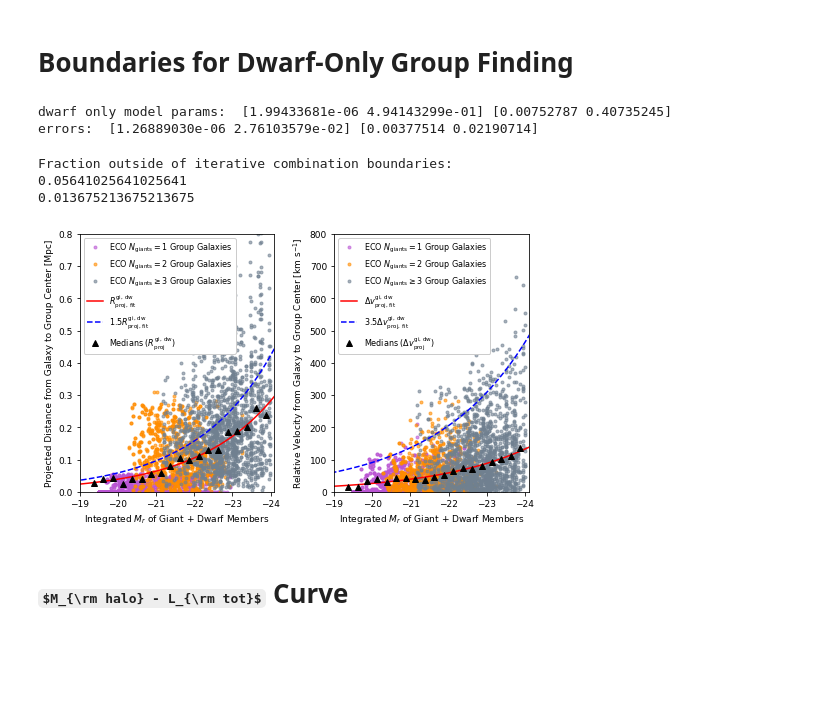
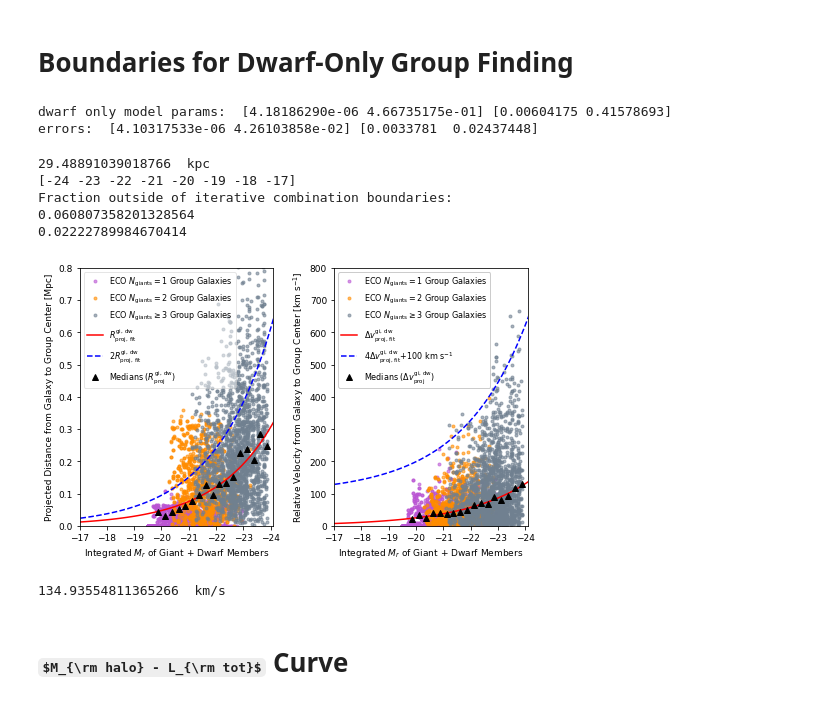
Before and after one commit to zhutchens1/g3groupfinder, a Jupyter notebook: resolve_and_eco/Section3Figures.ipynb, the cells around one changed output. Saved outputs shown, nothing was run; the diff lists cells and outputs as text; code cells hidden in the pictures; some formulas as TeX source; blank space fills up the shorter version.

Commit message:
updated Sec 3 figures for paper draft Jan 18

```diff
--- a/resolve_and_eco/Section3Figures.ipynb
+++ b/resolve_and_eco/Section3Figures.ipynb
@@ -189,7 +191,7 @@ ecogdrelprojdist = (ecogdgrpcz + ecocz[ecogdsel])/HUBBLE_CONST * np.sin(ic.angul
 ecogdn = ecogdgrpn[ecogdsel]
 ecogdtotalmag = ic.get_int_mag(ecoabsrmag[ecogdsel], ecog3grp[ecogdsel])
 
-magbins=np.arange(-24,-19,0.25)
+magbins=np.arange(-24,-19.5,0.25)
 binsel = np.where(np.logical_and(ecogdn>1, ecogdtotalmag>-24)) # test here
 gdmedianrproj, magbincenters, agbinedges, jk = center_binned_stats(ecogdtotalmag[binsel], ecogdrelprojdist[binsel], np.median, bins=magbins)
 gdmedianrproj_err, jk, jk, jk = center_binned_stats(ecogdtotalmag[binsel], ecogdrelprojdist[binsel], sigmarange, bins=magbins)
@@ -206,8 +208,8 @@ poptv, pcovv = curve_fit(decayexp, magbincenters[~nansel], gdmedianrelvel[~nanse
 print('dwarf only model params: ', poptr, poptv)
 print('errors: ', np.sqrt(np.abs(np.diag(pcovr))), np.sqrt(np.abs(np.diag(pcovv))))
 # %% [output]
-dwarf only model params:  [1.99433681e-06 4.94143299e-01] [0.00752787 0.40735245]
-errors:  [1.26889030e-06 2.76103579e-02] [0.00377514 0.02190714]
+dwarf only model params:  [4.18186290e-06 4.66735175e-01] [0.00604175 0.41578693]
+errors:  [4.10317533e-06 4.26103858e-02] [0.0033781  0.02437448]
 # %%
 tx = np.linspace(-27,-17,100)
 fig, (ax,ax1) = plt.subplots(ncols=2, figsize=doublecolsize)
@@ -222,40 +224,50 @@ ax.plot(ecogdtotalmag[sel_], ecogdrelprojdist[sel_], '.', color='slategrey', alp
 #ax.errorbar(magbincenters, gdmedianrproj, yerr=gdmedianrproj_err, fmt='k^', label=r'Medians ($R_{\rm proj}^{\rm gi,\,dw}$)', rasterized=True, zorder=15)
 ax.errorbar(magbincenters, gdmedianrproj, yerr=None, fmt='k^', label=r'Medians ($R_{\rm proj}^{\rm gi,\,dw}$)', rasterized=True, zorder=15)
 ax.plot(tx, 1*decayexp(tx,*poptr), color='red', label=r'$R_{\rm proj,\,fit}^{\rm gi,\, dw}$', rasterized=True)
-ax.plot(tx, 1.5*decayexp(tx,*poptr), color='blue', label=r'$1.5R_{\rm proj,\,fit}^{\rm gi,\, dw}$', rasterized=True,linestyle='--')
+ax.plot(tx, 2*decayexp(tx,*poptr), color='blue', label=r'$2R_{\rm proj,\,fit}^{\rm gi,\, dw}$', rasterized=True,linestyle='--')
+print(2*decayexp(-17.5,*poptr)*1000, ' kpc')
 #ax.plot(tx, 3*decayexp(tx,*poptr), label=r'$3R_{\rm proj,\,fit}^{\rm gi,\, dw}$', rasterized=True)
 ax.set_xlabel(r"Integrated $M_r$ of Giant + Dwarf Members")
 ax.set_ylabel(r"Projected Distance from Galaxy to Group Center [Mpc]")
-ax.legend(loc='best',fontsize=8,framealpha=1)
-ax.set_xlim(-24.1,-19)
+ax.legend(loc='best',fontsize=8,framealpha=0.5)
+ax.set_xlim(-24.1,-17)
+xrange=[-24,-16]
+xticks=np.arange(xrange[0],xrange[1],1)
+print(xticks)
+ax.set_xticks(xticks)
 ax.set_ylim(0,0.8)
 ax.invert_xaxis()
 
 #ax1.plot(ecogdtotalmag[binsel], ecogdrelvel[binsel], '.', alpha=0.6, label='ECO Giant-Hosting Group Galaxies', rasterized=True, color='palegreen')
 #ax1.errorbar(magbincenters, gdmedianrelvel, yerr=gdmedianrelvel_err, fmt='k^',label=r'Medians ($\Delta v_{\rm proj}^{\rm gi,\,dw}$)', rasterized=True, zorder=15)
 ax1.errorbar(magbincenters, gdmedianrelvel, yerr=None, fmt='k^',label=r'Medians ($\Delta v_{\rm proj}^{\rm gi,\,dw}$)', rasterized=True, zorder=15)
 sel_ = np.where(np.logical_and(giantgrpn==1,ecogdtotalmag>-24))
 ax1.plot(ecogdtotalmag[sel_], ecogdrelvel[sel_], '.', color='mediumorchid', alpha=0.6, label=r'ECO $N_{\rm giants}=1$ Group Galaxies', rasterized=True)
 sel_ = np.where(np.logical_and(giantgrpn==2,ecogdtotalmag>-24))
 ax1.plot(ecogdtotalmag[sel_], ecogdrelvel[sel_], '.', color='darkorange', alpha=0.6, label=r'ECO $N_{\rm giants}=2$ Group Galaxies', rasterized=True)
 sel_ = np.where(np.logical_and(giantgrpn>2,ecogdtotalmag>-24))
 ax1.plot(ecogdtotalmag[sel_], ecogdrelvel[sel_], '.', color='slategrey', alpha=0.6, label=r'ECO $N_{\rm giants}\geq3$ Group Galaxies', rasterized=True)
 ax1.plot(tx, decayexp(tx, *poptv), color='red', label=r'$\Delta v_{\rm proj,\, fit}^{\rm gi,\, dw}$', rasterized=True)
-ax1.plot(tx, 3.5*decayexp(tx, *poptv), color='blue', label=r'$3.5\Delta v_{\rm proj,\, fit}^{\rm gi,\, dw}$', rasterized=True, linestyle='--')
+ax1.plot(tx, 4*decayexp(tx, *poptv)+100, color='blue', label=r'$4\Delta v_{\rm proj,\, fit}^{\rm gi,\, dw}$+100 km s$^{-1}$', rasterized=True, linestyle='--')
 ax1.set_ylabel(r"Relative Velocity from Galaxy to Group Center [km s$^{-1}]$")
 ax1.set_xlabel(r"Integrated $M_r$ of Giant + Dwarf Members")
 print("Fraction outside of iterative combination boundaries: ")
 print(np.sum(ecogdrelprojdist[binsel]>3*decayexp(ecogdtotalmag[binsel],*poptr))/len(ecogdtotalmag[binsel]))
 print(np.sum(ecogdrelvel[binsel]>4.5*decayexp(ecogdtotalmag[binsel],*poptv))/len(ecogdtotalmag[binsel]))
-ax1.set_xlim(-24.1,-19)
+ax1.set_xlim(-24.1,-17)
 ax1.set_ylim(0,800)
 ax1.invert_xaxis()
+ax1.set_xticks(xticks)
 ax1.legend(loc='best',fontsize=8, framealpha=1)
 plt.tight_layout()
 plt.savefig("../figures/itercombboundaries.pdf")
 plt.show()
+print(4*decayexp(-17.5,*poptv)+100, ' km/s')
 # %% [output]
+29.48891039018766  kpc
+[-24 -23 -22 -21 -20 -19 -18 -17]
 Fraction outside of iterative combination boundaries:
-0.05641025641025641
-0.013675213675213675
+0.060807358201328564
+0.02222789984670414
-[figure, old version]
+[figure, new version]
+134.93554811365266  km/s
```
Also changed, not shown: parts of 24 cells of this notebook.
